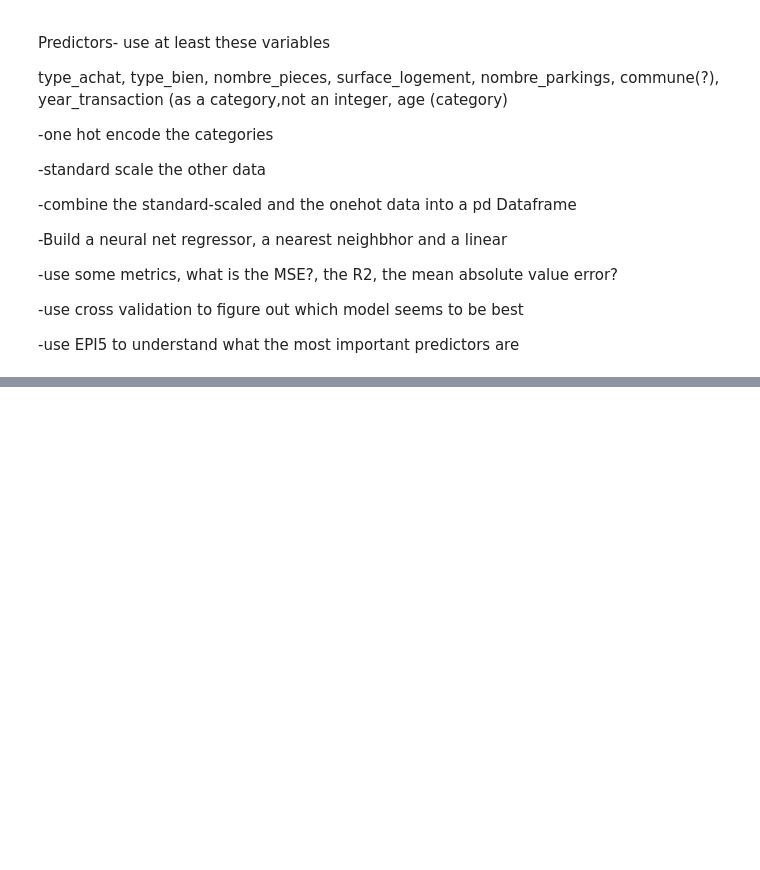
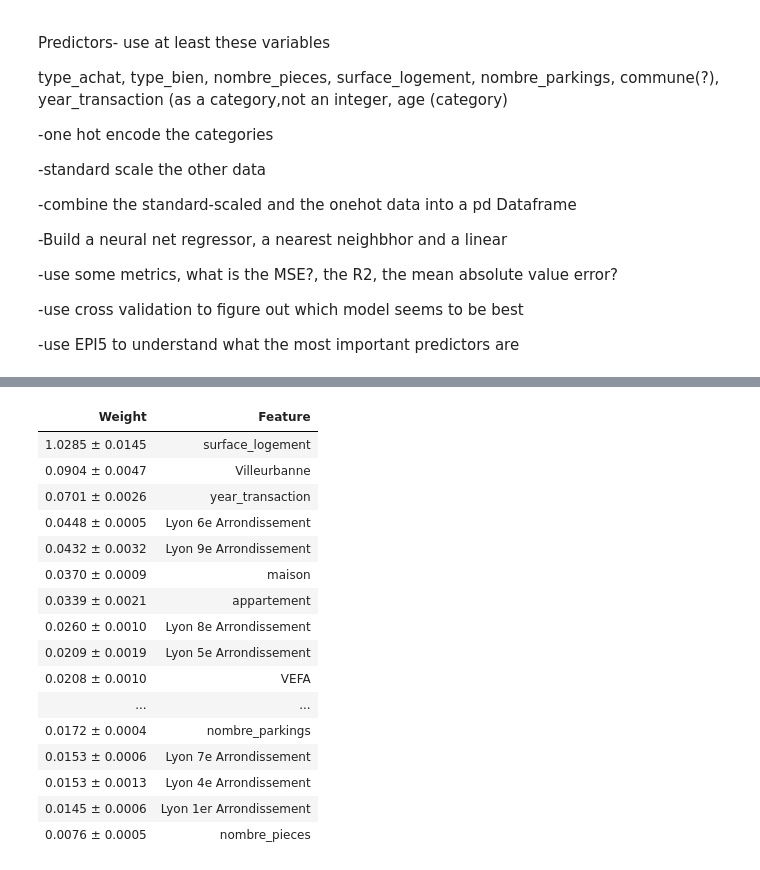
Before and after one commit to 17dmorehouse/DAT_514-Machine-Learning, a Jupyter notebook: Notes/02.01.2024 Lyons_Housing_Data.ipynb, the cells around one changed output, grey strips where cells are left out. Cells and saved outputs as stored; diff of their text form; code cells hidden in the pictures; blank space fills up the shorter version.

```diff
--- a/Notes/02.01.2024 Lyons_Housing_Data.ipynb
+++ b/Notes/02.01.2024 Lyons_Housing_Data.ipynb
@@ -119,0 +192,5 @@ type_achat, type_bien, nombre_pieces,  surface_logement, nombre_parkings, commun
+# %%
+y = np.ravel(lyon[['prix']].to_numpy())
+# %%
+from sklearn.model_selection import train_test_split
+X_train, X_test, y_train, y_test = train_test_split(x, y,train_size=0.8,random_state=1)
@@ -119,0 +201,6 @@ type_achat, type_bien, nombre_pieces,  surface_logement, nombre_parkings, commun
+# %%
+from sklearn.neural_network import MLPRegressor
+
+regr = MLPRegressor(hidden_layer_sizes=(6,3,),random_state=1, max_iter=50000, verbose=False)
+regr.fit(X_train, y_train)
+y_pred=regr.predict(X_train)
@@ -119,0 +243,9 @@ type_achat, type_bien, nombre_pieces,  surface_logement, nombre_parkings, commun
+# %%
+from sklearn.neighbors import KNeighborsRegressor
+
+neigh = KNeighborsRegressor(n_neighbors=8)
+neigh.fit(X_train, y_train)
+
+y_pred_nn=neigh.predict(X_train)
+
+explained_variance_score(y_train,y_pred_nn)
@@ -119,0 +318,31 @@ type_achat, type_bien, nombre_pieces,  surface_logement, nombre_parkings, commun
+# %%
+from sklearn.pipeline import make_pipeline
+from sklearn.preprocessing import StandardScaler
+
+# MLPRegressor
+
+model = make_pipeline(
+    StandardScaler(),
+    MLPRegressor(hidden_layer_sizes=(6,3,),random_state=1, max_iter=50000, verbose=False)
+    )
+model.fit(X_train,y_train)
+perm = PermutationImportance(model, random_state=1).fit(X_train, y_train)
+eli5.show_weights(perm, feature_names = x.columns.tolist())
+# %% [output]
+| Weight | Feature |
+| 1.0285 ± 0.0145 | surface_logement |
+| 0.0904 ± 0.0047 | Villeurbanne |
+| 0.0701 ± 0.0026 | year_transaction |
+| 0.0448 ± 0.0005 | Lyon 6e Arrondissement |
+| 0.0432 ± 0.0032 | Lyon 9e Arrondissement |
+| 0.0370 ± 0.0009 | maison |
+| 0.0339 ± 0.0021 | appartement |
+| 0.0260 ± 0.0010 | Lyon 8e Arrondissement |
+| 0.0209 ± 0.0019 | Lyon 5e Arrondissement |
+| 0.0208 ± 0.0010 | VEFA |
+| ... | ... |
+| 0.0172 ± 0.0004 | nombre_parkings |
+| 0.0153 ± 0.0006 | Lyon 7e Arrondissement |
+| 0.0153 ± 0.0013 | Lyon 4e Arrondissement |
+| 0.0145 ± 0.0006 | Lyon 1er Arrondissement |
+| 0.0076 ± 0.0005 | nombre_pieces |
```
Also changed, not shown: parts of 29 cells of this notebook, 25 other files.
